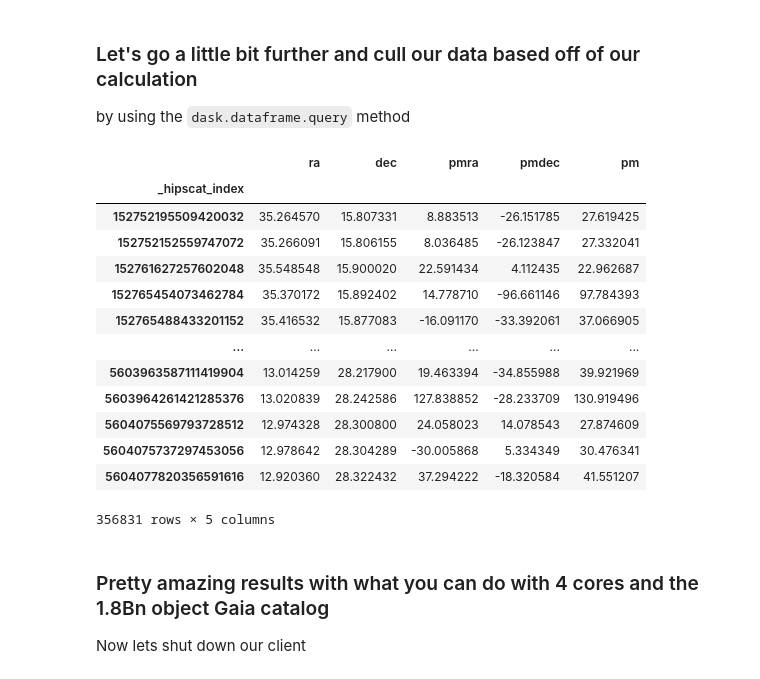
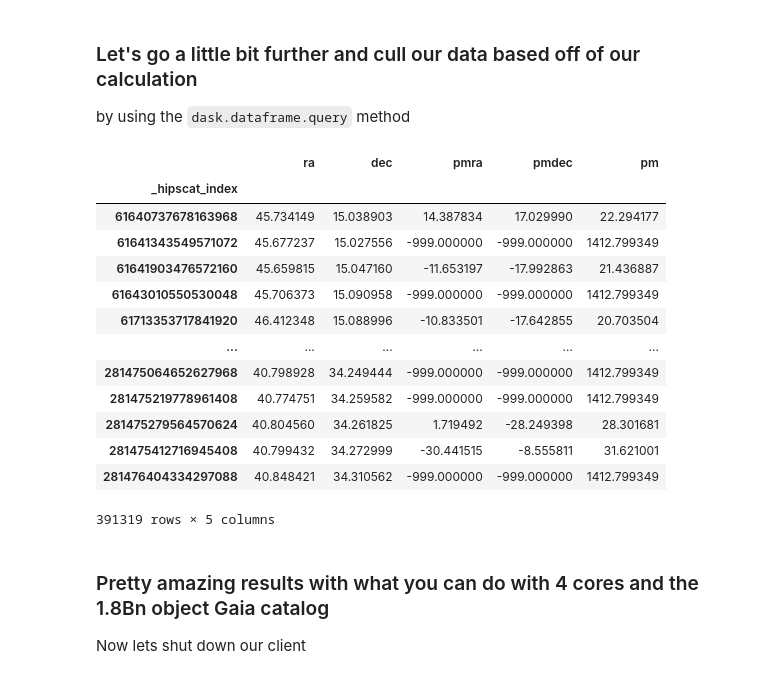
Before and after one commit to swyatt7/ADASS_LSDB_tutorial, a Jupyter notebook: nb/section2.ipynb, the cells around one changed output. Saved outputs shown, nothing was run; the diff lists cells and outputs as text; code cells hidden in the pictures.

```diff
--- a/nb/section2.ipynb
+++ b/nb/section2.ipynb
@@ -7,7 +7,8 @@ In this notebook we will demonstrate analysis of single hipscats
 * utilize the `dask.dataframe` parallelized pandas API to concatenate methods
 # %%
 import lsdb
-path_to_local_catalog = "/epyc/projects3/sam_hipscat/ADASS_demo/gaia_dr3/"
+from pathlib import Path
+path_to_local_catalog = f"{Path.home()}/shared/lincc-frameworks/data/ADASS_Tutorial/gaia_exA"
 
 gaia = lsdb.read_hipscat(path_to_local_catalog)
 gaia
@@ -154,29 +171,29 @@ gaia.cone_search(
 by using the `dask.dataframe.query` method
 # %%
 gaia.cone_search(
-    ra=30,
-    dec=30,
-    radius=15
+    ra=45,
+    dec=25,
+    radius=10
 ).assign(
     pm=lambda x: np.sqrt(x['pmra']**2 + x['pmdec']**2)
 ).query(
     'pm > 20'
 ).compute()
 # %% [output]
 |  | ra | dec | pmra | pmdec | pm |
 | _hipscat_index |  |  |  |  |  |
-| 152752195509420032 | 35.264570 | 15.807331 | 8.883513 | -26.151785 | 27.619425 |
-| 152752152559747072 | 35.266091 | 15.806155 | 8.036485 | -26.123847 | 27.332041 |
-| 152761627257602048 | 35.548548 | 15.900020 | 22.591434 | 4.112435 | 22.962687 |
-| 152765454073462784 | 35.370172 | 15.892402 | 14.778710 | -96.661146 | 97.784393 |
-| 152765488433201152 | 35.416532 | 15.877083 | -16.091170 | -33.392061 | 37.066905 |
+| 61640737678163968 | 45.734149 | 15.038903 | 14.387834 | 17.029990 | 22.294177 |
+| 61641343549571072 | 45.677237 | 15.027556 | -999.000000 | -999.000000 | 1412.799349 |
+| 61641903476572160 | 45.659815 | 15.047160 | -11.653197 | -17.992863 | 21.436887 |
+| 61643010550530048 | 45.706373 | 15.090958 | -999.000000 | -999.000000 | 1412.799349 |
+| 61713353717841920 | 46.412348 | 15.088996 | -10.833501 | -17.642855 | 20.703504 |
 | ... | ... | ... | ... | ... | ... |
-| 5603963587111419904 | 13.014259 | 28.217900 | 19.463394 | -34.855988 | 39.921969 |
-| 5603964261421285376 | 13.020839 | 28.242586 | 127.838852 | -28.233709 | 130.919496 |
-| 5604075569793728512 | 12.974328 | 28.300800 | 24.058023 | 14.078543 | 27.874609 |
-| 5604075737297453056 | 12.978642 | 28.304289 | -30.005868 | 5.334349 | 30.476341 |
-| 5604077820356591616 | 12.920360 | 28.322432 | 37.294222 | -18.320584 | 41.551207 |
+| 281475064652627968 | 40.798928 | 34.249444 | -999.000000 | -999.000000 | 1412.799349 |
+| 281475219778961408 | 40.774751 | 34.259582 | -999.000000 | -999.000000 | 1412.799349 |
+| 281475279564570624 | 40.804560 | 34.261825 | 1.719492 | -28.249398 | 28.301681 |
+| 281475412716945408 | 40.799432 | 34.272999 | -30.441515 | -8.555811 | 31.621001 |
+| 281476404334297088 | 40.848421 | 34.310562 | -999.000000 | -999.000000 | 1412.799349 |
-356831 rows × 5 columns
+391319 rows × 5 columns
 # %% [markdown]
 ### Pretty amazing results with what you can do with 4 cores and the 1.8Bn object Gaia catalog
 
```
Also changed, not shown: parts of 7 cells of this notebook, 4 other files.
